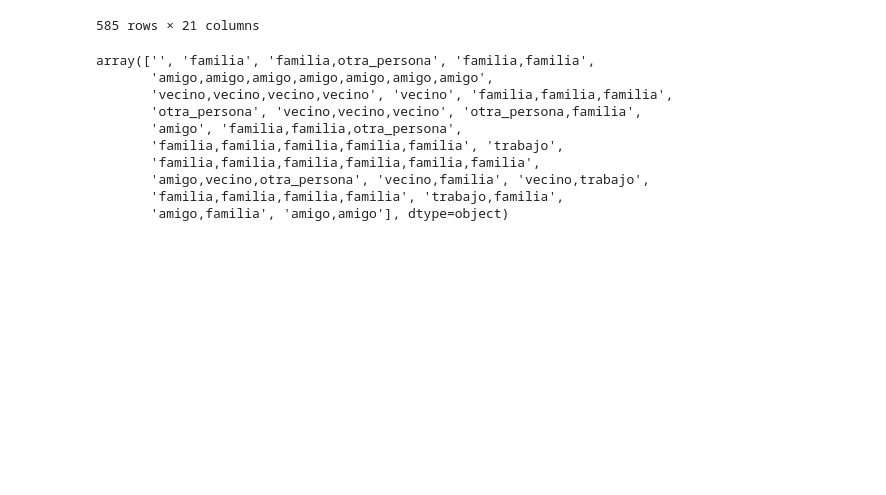
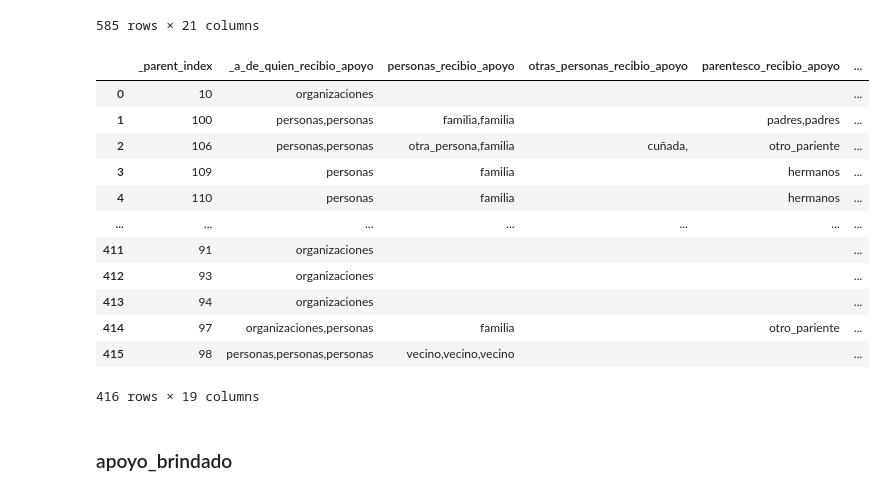
Before and after one commit to Claudio9701/proyecto-foodhub-lima, a Jupyter notebook: inputs/encuesta_principal/Limpieza_datos_agrupaciones.ipynb, the cells around one changed output. Drawn from its saved outputs; the diff is of its cells as text; code cells hidden in the pictures; blank space fills up the shorter version.

```diff
--- a/inputs/encuesta_principal/Limpieza_datos_agrupaciones.ipynb
+++ b/inputs/encuesta_principal/Limpieza_datos_agrupaciones.ipynb
@@ -681,26 +725,36 @@ APOYO_RECIBIDO
 585 rows × 21 columns
 # %%
 df_ = APOYO_RECIBIDO.copy()
-df_[]
 df_ = df_.fillna(value='')
 df_ = df_.astype(str)
+df_ = df_.apply(lambda x: x.str.lower(), axis=1)
 # %%
 df_ = df_.fillna(value='').groupby(by='_parent_index', as_index=False).agg(','.join)
-df_['personas_recibio_apoyo'] = df_['personas_recibio_apoyo'].replace({r'^,+':''}, regex=True).unique()
-df_['otras_personas_recibio_apoyo'] = df_['otras_personas_recibio_apoyo'].replace({r'^,+':''}, regex=True).unique()
-df_['parentesco_recibio_apoyo'] = df_['parentesco_recibio_apoyo'].replace({r'^,+':''}, regex=True).unique()
-df_['otros_parientes_recibio_apoyo'] = df_['otros_parientes_recibio_apoyo'].replace({r'^,+':''}, regex=True).unique()
-df_['grupo_recibio_apoyo'] = df_['grupo_recibio_apoyo'].replace({r'^,+':''}, regex=True).unique()
-df_['organizacion_recibio_apoyo	'] = df_['organizacion_recibio_apoyo	'].replace({r'^,+':''}, regex=True).unique()
-df_['_b_Sexo_recibio_apoyo'] = df_['_b_Sexo_recibio_apoyo'].replace({r'^,+':''}, regex=True).unique()
+df_['personas_recibio_apoyo'] = df_['personas_recibio_apoyo'].replace({r'^,+':''}, regex=True)
+df_['otras_personas_recibio_apoyo'] = df_['otras_personas_recibio_apoyo'].replace({r'^,+':''}, regex=True)
+df_['parentesco_recibio_apoyo'] = df_['parentesco_recibio_apoyo'].replace({r'^,+':''}, regex=True)
+df_['otros_parientes_recibio_apoyo'] = df_['otros_parientes_recibio_apoyo'].replace({r'^,+':''}, regex=True)
+df_['grupo_recibio_apoyo'] = df_['grupo_recibio_apoyo'].replace({r'^,+':''}, regex=True)
+df_['organizacion_recibio_apoyo'] = df_['organizacion_recibio_apoyo'].replace({r'^,+':''}, regex=True)
+df_['_b_Sexo_recibio_apoyo'] = df_['_b_Sexo_recibio_apoyo'].replace({r'^,+':''}, regex=True)
+df_['Nombre_grupo_organiz_recibio'] = df_['Nombre_grupo_organiz_recibio'].replace({r'^,+':''}, regex=True)
+df_['otro_tipo_apoyo_recibido'] = df_['otro_tipo_apoyo_recibido'].replace({r'^,+':''}, regex=True)
+df_['_e_frecuencia_recibio_apoyo'] = df_['_e_frecuencia_recibio_apoyo'].replace({r'^,+':''}, regex=True)
+df_['_f_Actualmente_recibe_apoyo'] = df_['_f_Actualmente_recibe_apoyo'].replace({r'^,+':''}, regex=True)
+df_ = df_.drop(columns=['_parent_table_name','_index'])
-# %% [output]
-array(['', 'familia', 'familia,otra_persona', 'familia,familia',
-       'amigo,amigo,amigo,amigo,amigo,amigo,amigo',
-       'vecino,vecino,vecino,vecino', 'vecino', 'familia,familia,familia',
-       'otra_persona', 'vecino,vecino,vecino', 'otra_persona,familia',
-       'amigo', 'familia,familia,otra_persona',
-       'familia,familia,familia,familia,familia', 'trabajo',
-       'familia,familia,familia,familia,familia,familia',
-       'amigo,vecino,otra_persona', 'vecino,familia', 'vecino,trabajo',
-       'familia,familia,familia,familia', 'trabajo,familia',
-       'amigo,familia', 'amigo,amigo'], dtype=object)
+# %%
+df_
+# %% [output]
+|  | _parent_index | _a_de_quien_recibio_apoyo | personas_recibio_apoyo | otras_personas_recibio_apoyo | parentesco_recibio_apoyo | ... |
+| 0 | 10 | organizaciones |  |  |  | ... |
+| 1 | 100 | personas,personas | familia,familia |  | padres,padres | ... |
+| 2 | 106 | personas,personas | otra_persona,familia | cuñada, | otro_pariente | ... |
+| 3 | 109 | personas | familia |  | hermanos | ... |
+| 4 | 110 | personas | familia |  | hermanos | ... |
+| ... | ... | ... | ... | ... | ... | ... |
+| 411 | 91 | organizaciones |  |  |  | ... |
+| 412 | 93 | organizaciones |  |  |  | ... |
+| 413 | 94 | organizaciones |  |  |  | ... |
+| 414 | 97 | organizaciones,personas | familia |  | otro_pariente | ... |
+| 415 | 98 | personas,personas,personas | vecino,vecino,vecino |  |  | ... |
+416 rows × 19 columns
@@ -706,0 +764,2 @@ array(['', 'familia', 'familia,otra_persona', 'familia,familia',
+# %% [markdown]
+### apoyo_brindado
```
Also changed, not shown: parts of 17 cells of this notebook, 1 other file.
